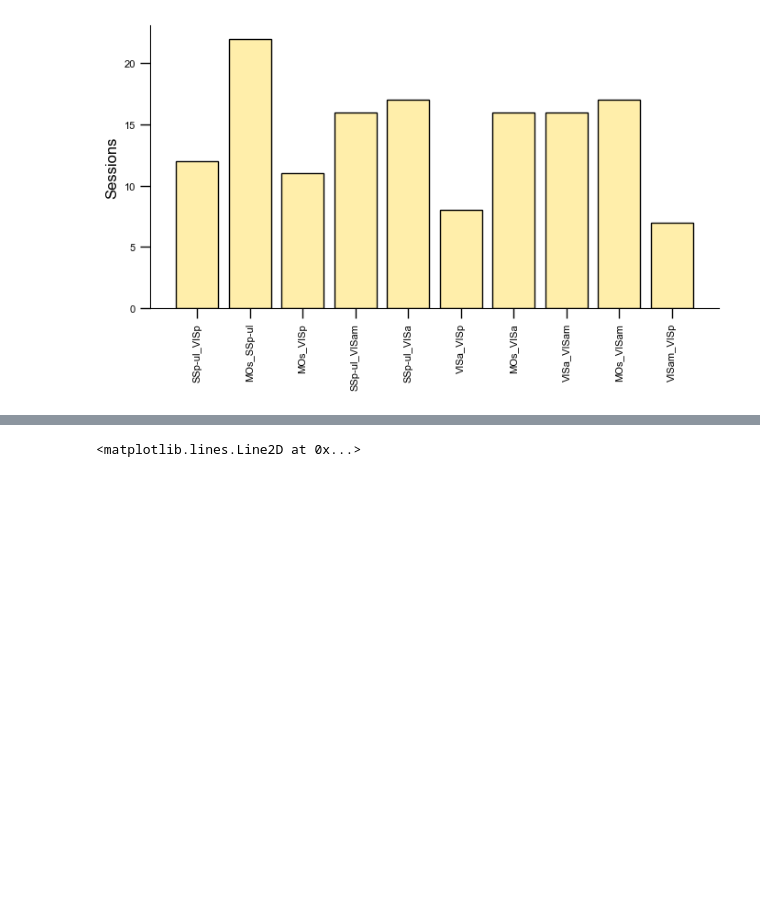
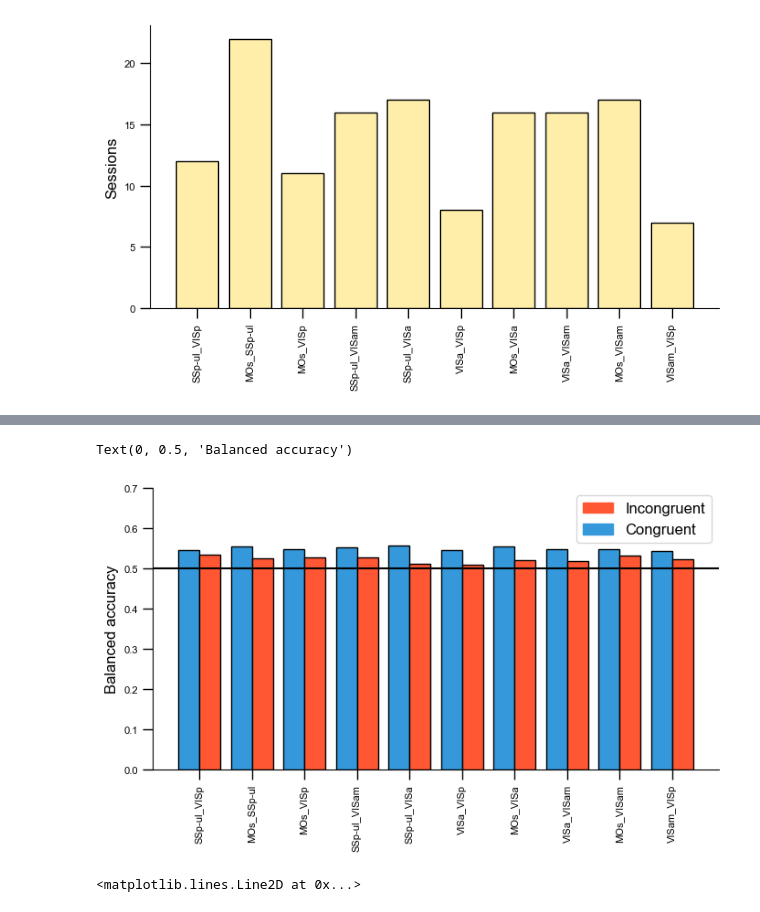
Before and after one commit to debottamKundu/ibl-partial-info-decomp, a Jupyter notebook: notebooks/multiregiondecoders.ipynb, the cells around one changed output, grey strips where cells are left out. Saved outputs shown, nothing was run; the diff lists cells and outputs as text; code cells hidden in the pictures; blank space fills up the shorter version.

```diff
--- a/notebooks/multiregiondecoders.ipynb
+++ b/notebooks/multiregiondecoders.ipynb
@@ -619 +633,50 @@ ax.axhline(0.5)
+# %%
+# [regiona-con, regiona-incon,regionb-con, regionb-incon]
+average_con = np.mean(
+    mean_accuracies_x[
+        :,
+        1,
+        [0, 2],
+    ],
+    axis=-1,
+)
+average_incon = np.mean(
+    mean_accuracies_x[
+        :,
+        1,
+        [1, 3],
+    ],
+    axis=-1,
+)
+colors = [
+    "#3498DB",
+    "#FF5733",
+]
+
+fig, ax = plt.subplots(figsize=(8, 4))
+
+averages = np.stack([average_con, average_incon])
+
+for idx in range(2):
+    ax.bar(
+        np.arange(len(region_keys)) + 0.4 * idx,
+        averages[idx, :],
+        width=0.4,
+        edgecolor="k",
+        color=colors[idx],
+    )
+
+
+ax.set_xticks(np.arange(len(region_keys)) + 0.4 * (2 - 1) / 2, region_keys, rotation=90)
+ax.set_ylim(0, 0.7)
+ax.axhline(0.5)
+
+
+red_patch = mpatches.Patch(color="#FF5733", label="Incongruent")
+blue_patch = mpatches.Patch(color="#3498DB", label="Congruent")
+plt.legend(handles=[red_patch, blue_patch])
+ax.set_ylabel("Balanced accuracy")
+# %% [output]
+Text(0, 0.5, 'Balanced accuracy')
+[figure, added]
 # %%
```
Also changed, not shown: parts of 28 cells of this notebook, 2 other files.
